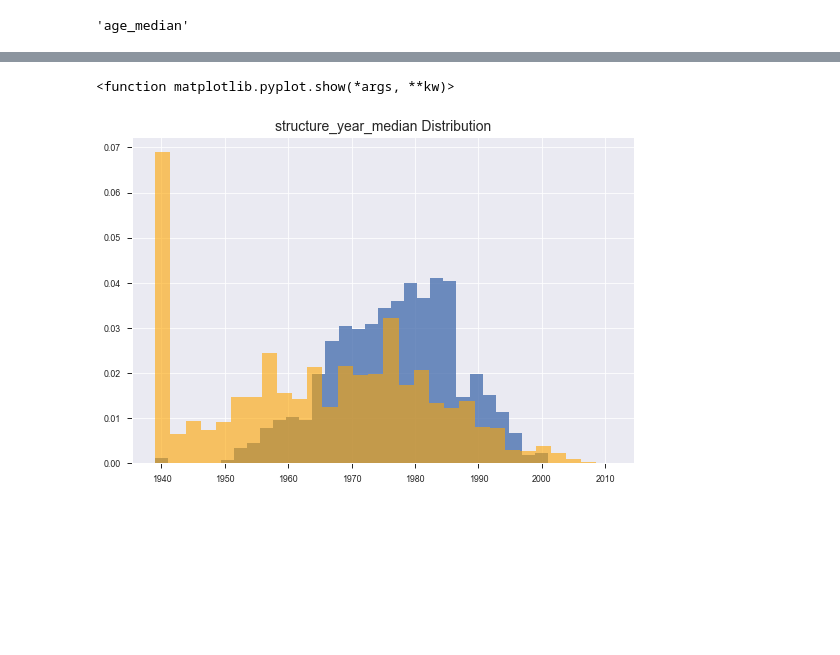
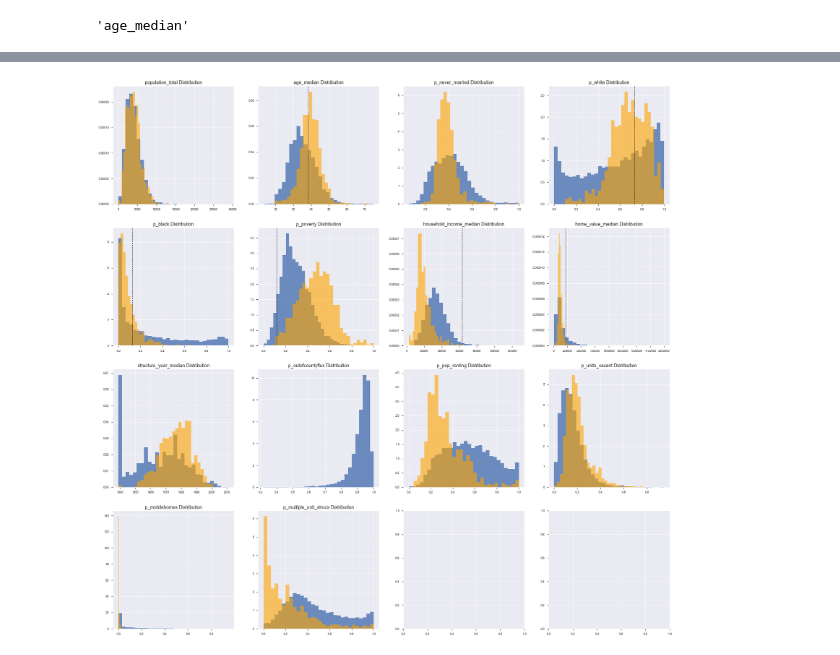
Before and after one commit to paxtonhyde/opportunity-zones, a Jupyter notebook: notebooks/eda.ipynb, the cells around one changed output, grey strips where cells are left out. Drawn from its saved outputs; the diff is of its cells as text; code cells hidden in the pictures; blank space fills up the shorter version.

```diff
--- a/notebooks/eda.ipynb
+++ b/notebooks/eda.ipynb
@@ -130,3 +128,11 @@ p_multiple_unit_strucs               0
 state                               72
 tract                      72127980000
 Name: 6945, dtype: object
+# %%
+us_ = {'household_income_median':63179,
+    'age_median': 38.2,
+    'p_poverty': 0.118,
+    'p_black': 0.127,
+    'p_white' : 0.730,
+    'home_value_median':217600,
+    'p_vacancy': 0.0315}
@@ -133,21 +141,24 @@ Name: 6945, dtype: object
 # %%
-fig, ax = plt.subplots(figsize=(9, 6))
+## Demographic plots
+fig, axes = plt.subplots(4, 4, figsize=(30,30))
 
-f = plotter_features.columns[8]
-b = 30
+for ax, f in zip(axes.flatten(), plotter_features.columns):
+    b = 30
 
-y_PR = PR[f].dropna().values
-y_others = all_others[f].dropna().values
-ax.hist(y_PR, bins=b, density=True, alpha=0.8)
-ax.hist(y_others, bins=b, density=True, alpha=0.6, color='orange')
-ax.set_title(f"{f} Distribution", fontsize=14)
-plt.show
+    y_PR = PR[f].dropna().values
+    y_others = all_others[f].dropna().values
+    ax.hist(y_others, bins=b, density=True, alpha=0.8, label='All Other States')
+    ax.hist(y_PR, bins=b, density=True, alpha=0.6, color='orange', label="Puerto Rico")
+    ax.set_title(f"{f} Distribution", fontsize=14)
+    if f in us_.keys():
+        ax.axvline(us_[f], linestyle="--", color='k', alpha=0.8 )
 
-# plt.savefig(f"{images_directory}/{feature}_dist.png", dpi=120)
+plt.show()
+
+    #plt.savefig(f"{demo_dir}/{f}_dist.png", dpi=120)
 # features to go look back at :
 ## structure year median - looks like PR has many more homes built 1940 (or before)
 ## multiple unit strucs – in general PR has more units per structure,
 ## although maybe my definition of this feature isn't good
 # %% [output]
-<function matplotlib.pyplot.show(*args, **kw)>
-[figure, old version]
+[figure, new version]
```
Also changed, not shown: parts of 13 cells of this notebook, 13 other files.
